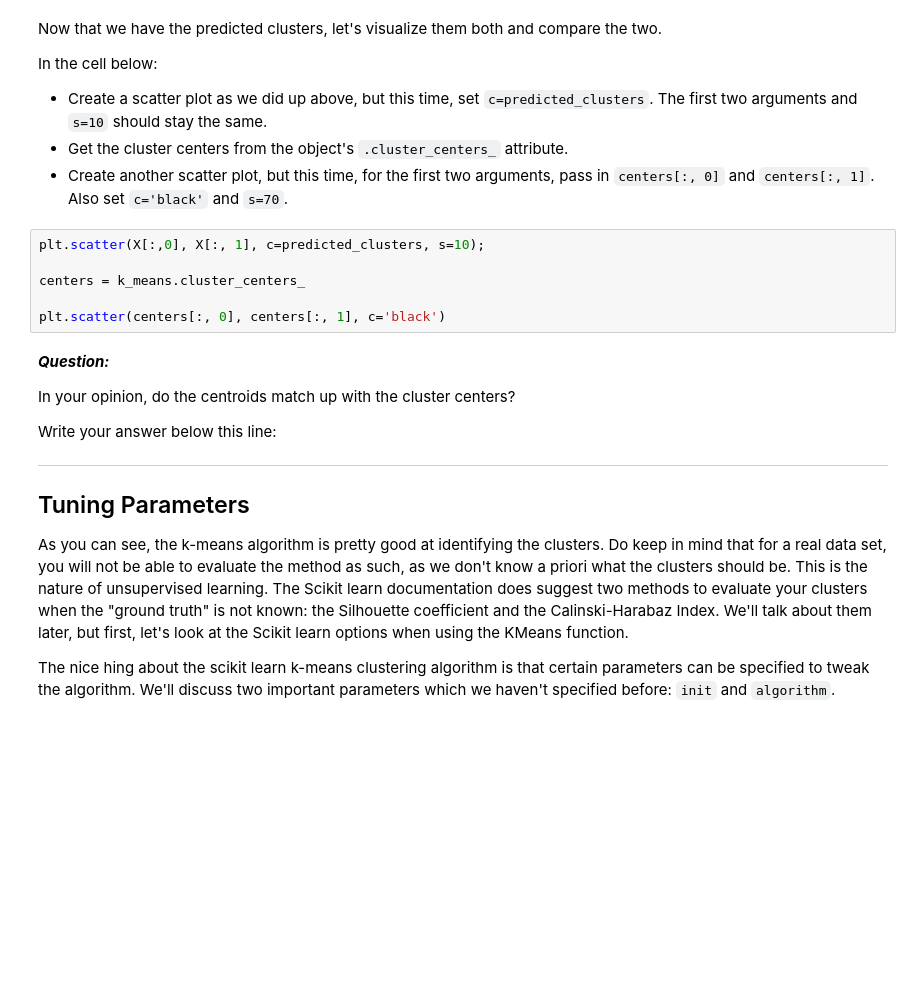
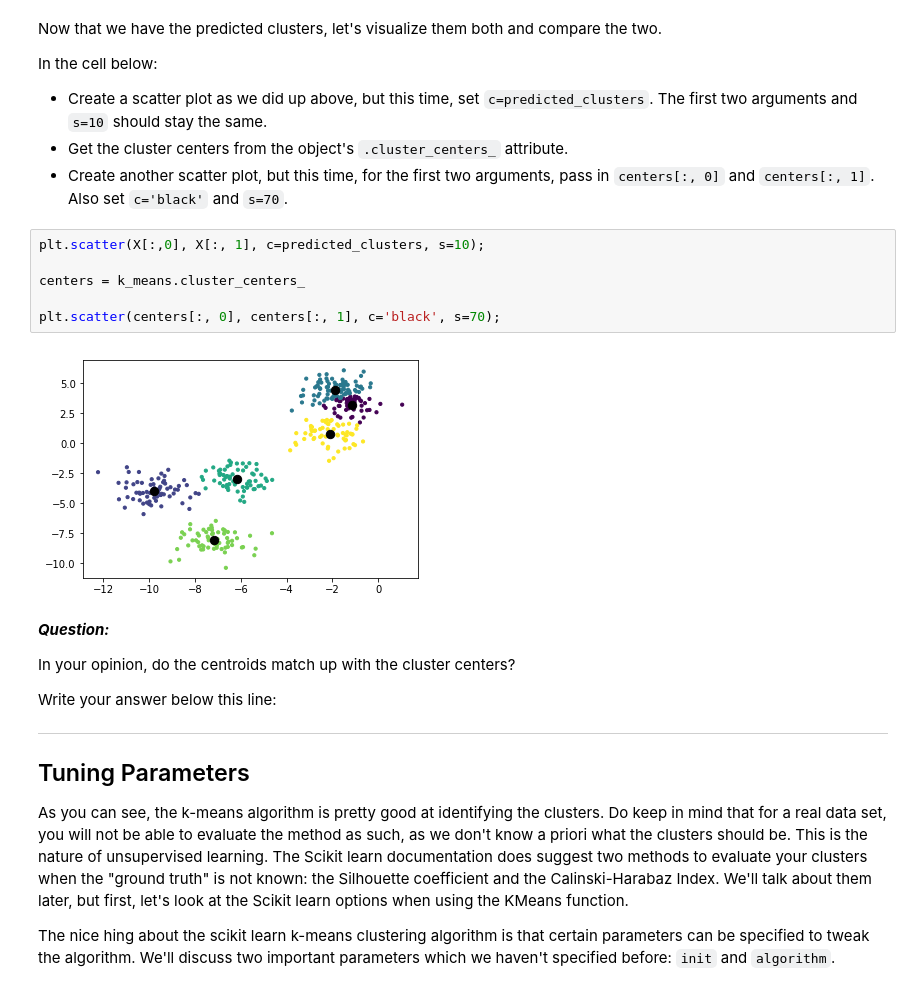
Before and after one commit to nkacoroski/dsc-3-35-04-k-means-clustering-lab-seattle-ds-career-040119, a Jupyter notebook: index.ipynb, the cells around one changed output. Saved outputs shown, nothing was run; the diff lists cells and outputs as text; blank space fills up the shorter version.

```diff
--- a/index.ipynb
+++ b/index.ipynb
@@ -90,9 +90,11 @@ In the cell below:
 # %%
 plt.scatter(X[:,0], X[:, 1], c=predicted_clusters, s=10);
 
 centers = k_means.cluster_centers_
 
-plt.scatter(centers[:, 0], centers[:, 1], c='black')
+plt.scatter(centers[:, 0], centers[:, 1], c='black', s=70);
+# %% [output]
+[figure, added]
 # %% [markdown]
 **_Question:_**
 
```
